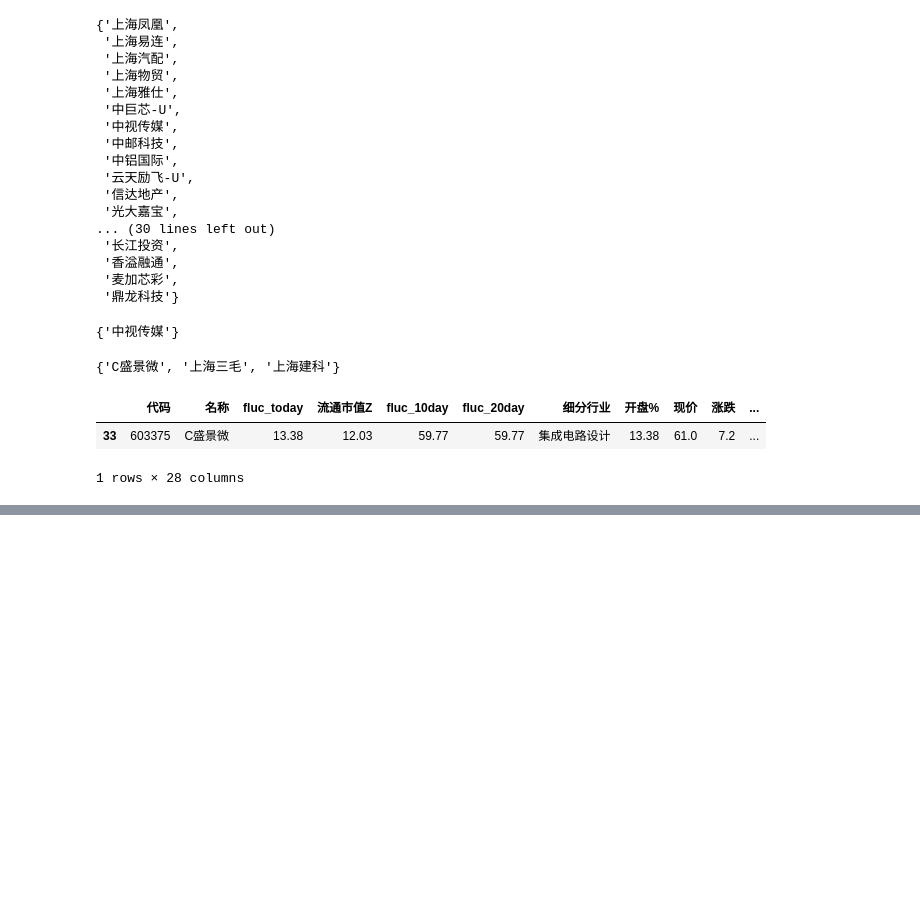
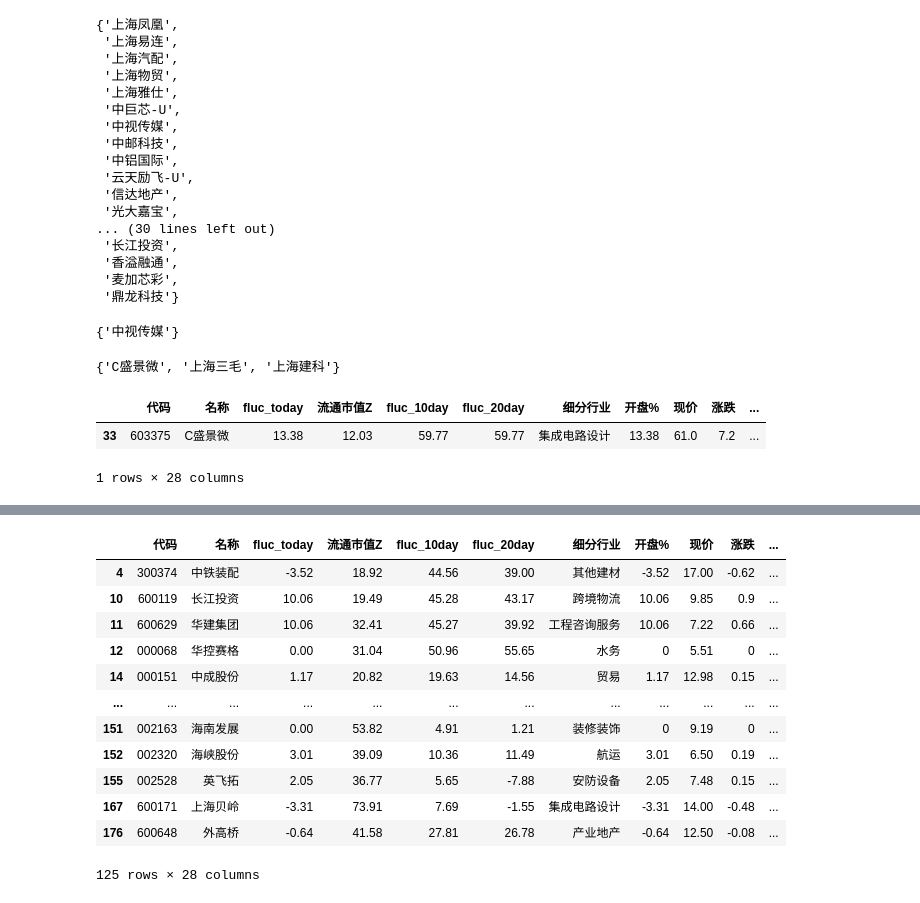
Before and after one commit to cosmo86/SE_crawler, a Jupyter notebook: src/Untitled.ipynb, the cells around one changed output, grey strips where cells are left out. Saved outputs shown, nothing was run; the diff lists cells and outputs as text; code cells hidden in the pictures; blank space fills up the shorter version.

```diff
--- a/src/Untitled.ipynb
+++ b/src/Untitled.ipynb
@@ -649,0 +696,17 @@ res_market_cap_35.query('名称=="C盛景微"')
+# %%
+smaller_than100 = pd.concat([res_market_cap_35,res_market_cap_35_100])
+smaller_than100
+# %% [output]
+|  | 代码 | 名称 | fluc_today | 流通市值Z | fluc_10day | fluc_20day | 细分行业 | 开盘% | 现价 | 涨跌 | ... |
+| 4 | 300374 | 中铁装配 | -3.52 | 18.92 | 44.56 | 39.00 | 其他建材 | -3.52 | 17.00 | -0.62 | ... |
+| 10 | 600119 | 长江投资 | 10.06 | 19.49 | 45.28 | 43.17 | 跨境物流 | 10.06 | 9.85 | 0.9 | ... |
+| 11 | 600629 | 华建集团 | 10.06 | 32.41 | 45.27 | 39.92 | 工程咨询服务 | 10.06 | 7.22 | 0.66 | ... |
+| 12 | 000068 | 华控赛格 | 0.00 | 31.04 | 50.96 | 55.65 | 水务 | 0 | 5.51 | 0 | ... |
+| 14 | 000151 | 中成股份 | 1.17 | 20.82 | 19.63 | 14.56 | 贸易 | 1.17 | 12.98 | 0.15 | ... |
+| ... | ... | ... | ... | ... | ... | ... | ... | ... | ... | ... | ... |
+| 151 | 002163 | 海南发展 | 0.00 | 53.82 | 4.91 | 1.21 | 装修装饰 | 0 | 9.19 | 0 | ... |
+| 152 | 002320 | 海峡股份 | 3.01 | 39.09 | 10.36 | 11.49 | 航运 | 3.01 | 6.50 | 0.19 | ... |
+| 155 | 002528 | 英飞拓 | 2.05 | 36.77 | 5.65 | -7.88 | 安防设备 | 2.05 | 7.48 | 0.15 | ... |
+| 167 | 600171 | 上海贝岭 | -3.31 | 73.91 | 7.69 | -1.55 | 集成电路设计 | -3.31 | 14.00 | -0.48 | ... |
+| 176 | 600648 | 外高桥 | -0.64 | 41.58 | 27.81 | 26.78 | 产业地产 | -0.64 | 12.50 | -0.08 | ... |
+125 rows × 28 columns
```
Also changed, not shown: parts of 9 cells of this notebook, 14 other files.
